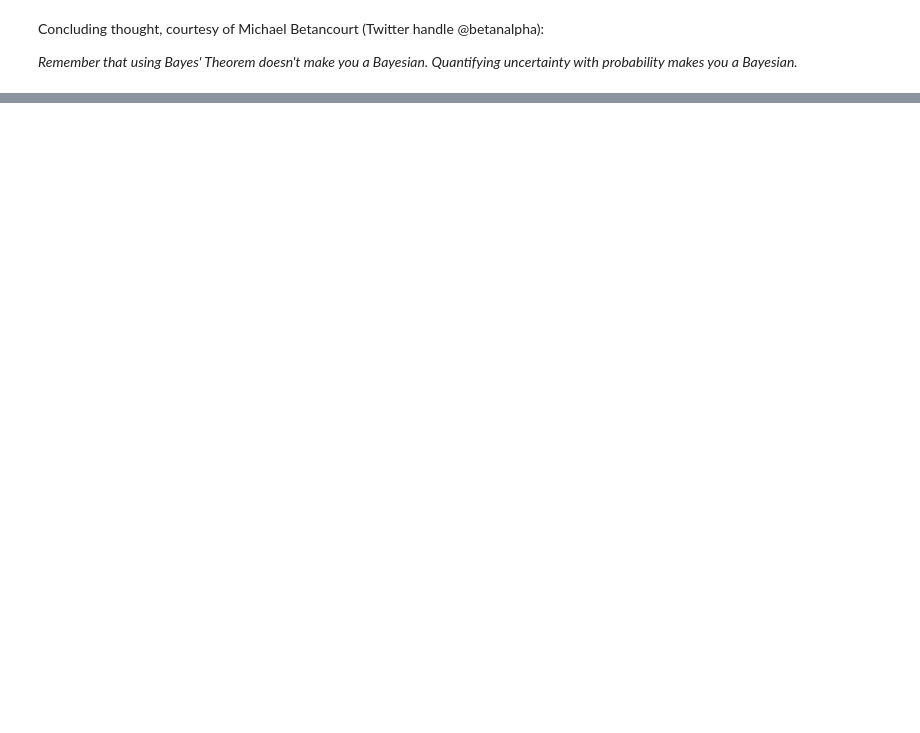
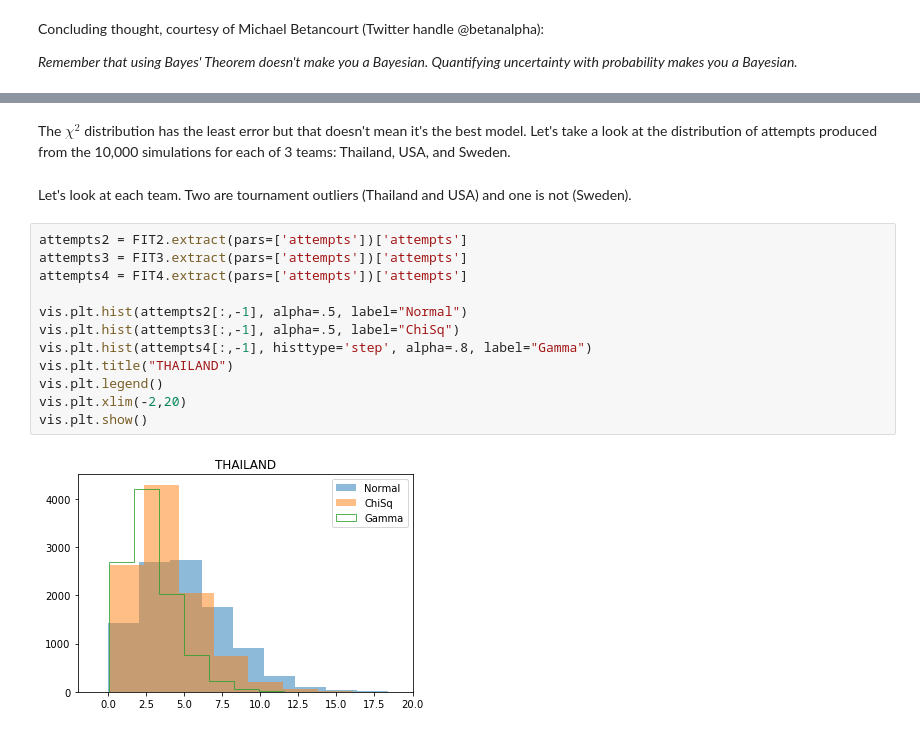
Before and after one commit to dgmiller/fifa-world-cup, a Jupyter notebook: tutorial.ipynb, the cells around one changed output, grey strips where cells are left out. Saved outputs shown, nothing was run; the diff lists cells and outputs as text; blank space fills up the shorter version.

```diff
--- a/tutorial.ipynb
+++ b/tutorial.ipynb
@@ -229,0 +286,18 @@ Concluding thought, courtesy of Michael Betancourt (Twitter handle @betanalpha):
+# %% [markdown]
+The $\chi ^2$ distribution has the least error but that doesn't mean it's the best model. Let's take a look at the distribution of attempts produced from the 10,000 simulations for each of 3 teams: Thailand, USA, and Sweden.
+# %% [markdown]
+Let's look at each team. Two are tournament outliers (Thailand and USA) and one is not (Sweden).
+# %%
+attempts2 = FIT2.extract(pars=['attempts'])['attempts']
+attempts3 = FIT3.extract(pars=['attempts'])['attempts']
+attempts4 = FIT4.extract(pars=['attempts'])['attempts']
+
+vis.plt.hist(attempts2[:,-1], alpha=.5, label="Normal")
+vis.plt.hist(attempts3[:,-1], alpha=.5, label="ChiSq")
+vis.plt.hist(attempts4[:,-1], histtype='step', alpha=.8, label="Gamma")
+vis.plt.title("THAILAND")
+vis.plt.legend()
+vis.plt.xlim(-2,20)
+vis.plt.show()
+# %% [output]
+[figure, added]
```
Also changed, not shown: parts of 37 cells of this notebook, 6 other files.
